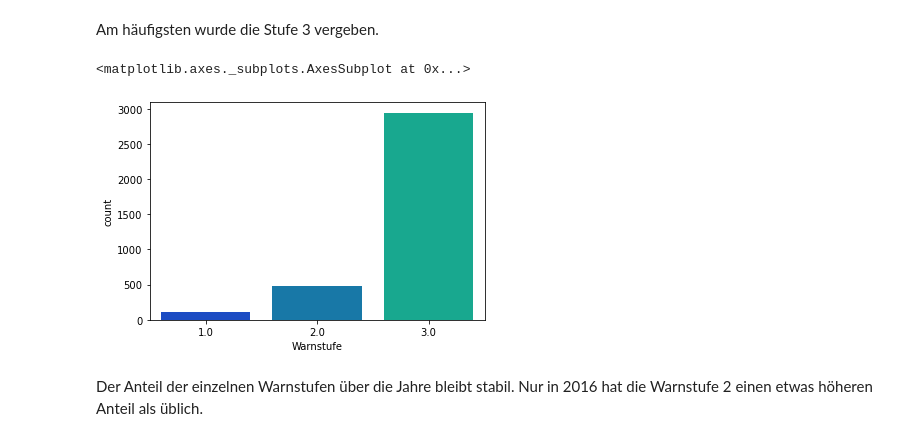
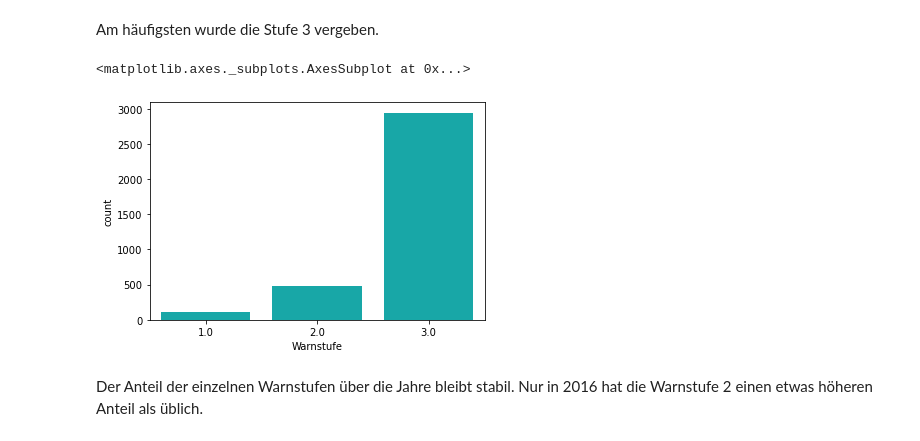
Before and after one commit to orSpec/MoWaS_NINA_Analyse_V2, a Jupyter notebook: analysis/Analyse_Meldungen.ipynb, the cells around one changed output. Drawn from its saved outputs; the diff is of its cells as text; code cells hidden in the pictures.

```diff
--- a/analysis/Analyse_Meldungen.ipynb
+++ b/analysis/Analyse_Meldungen.ipynb
@@ -437,10 +513,10 @@ Die Daten enthalten eine Warnstufe pro Meldung. Eine Meldung kann Stufe 1, 2 ode
 # %% [markdown]
 Am häufigsten wurde die Stufe 3 vergeben.
 # %%
-sns.countplot(x="Warnstufe",data=df,palette="winter")
+sns.countplot(x="Warnstufe",data=df,color="c")
 # %% [output]
 <matplotlib.axes._subplots.AxesSubplot at 0x...>
-[figure, old version]
+[figure, new version]
 # %% [markdown]
 Der Anteil der einzelnen Warnstufen über die Jahre bleibt stabil. Nur in 2016 hat die Warnstufe 2 einen etwas höheren Anteil als üblich.
 # %%
```
Also changed, not shown: parts of 20 cells of this notebook, 2 other files.
